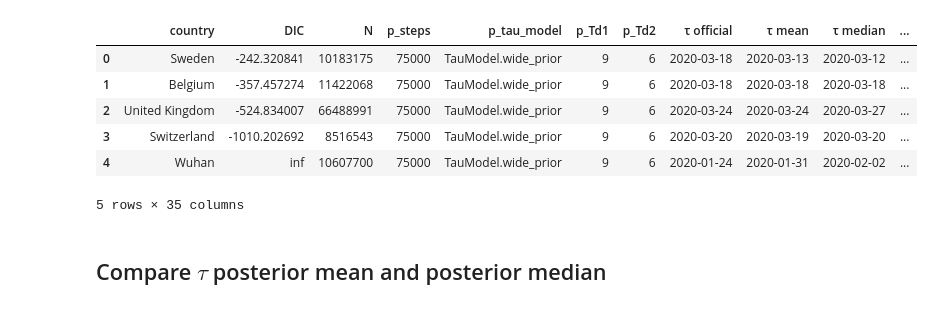
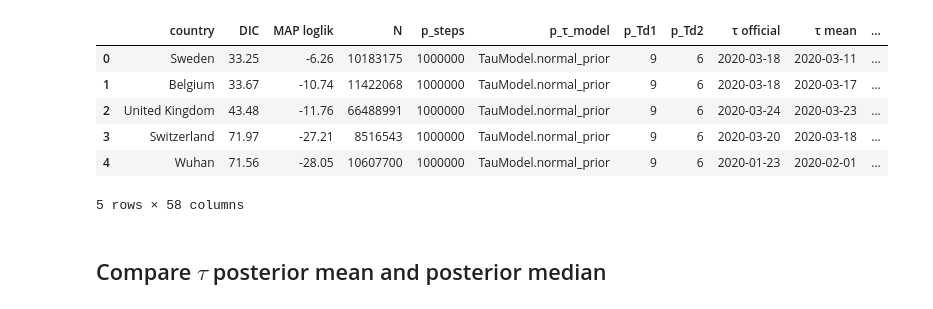
Before and after one commit to yoavram-lab/EffectiveNPI, a Jupyter notebook: src/Fig1.ipynb, the cells around one changed output. Saved outputs shown, nothing was run; the diff lists cells and outputs as text; code cells hidden in the pictures.

```diff
--- a/src/Fig1.ipynb
+++ b/src/Fig1.ipynb
@@ -13,3 +13,6 @@ from datetime import datetime, timedelta
 
 def int_to_dt(t):
     return pd.to_datetime(start_date) + timedelta(days=t)
+# %%
+colors = sns.color_palette('Paired')
+sns.palplot(colors)
@@ -16,6 +21,7 @@ def int_to_dt(t):
 # %%
-output_folder = '../output/2020-04-28'
-table_path = os.path.join(output_folder, 'tables', 'all-countries.csv')
+job_id = '2020-05-09-deltat0-more-steps-normal'
+output_folder = r'/Users/yoavram/Library/Mobile Documents/com~apple~CloudDocs/EffectiveNPI-Data/output/{}'.format(job_id)
+table_path = os.path.join(output_folder, 'tables', 'all-countries-{}.csv'.format(job_id))
 df = pd.read_csv(table_path)
 df = df.rename(columns={'official_τ': 'τ official'})
 df['country'] = df['country'].str.replace("_", " ")
@@ -42,29 +52,36 @@ Index(['country', 'DIC', 'N', 'p_steps', 'p_tau_model', 'p_Td1', 'p_Td2',
+# %%
+countries = df['country'].unique()
+country_color = {country: colors[i] for i, country in enumerate(countries)}
+df['color'] = [country_color[country] for country in df['country']]
 # %%
 def date_to_int(x):
     dt = datetime.strptime(x + ' 2020', '%b %d %Y')
     td = dt - datetime(2020, 1, 1)
     return td.days
 def date_to_date(x):
     dt = datetime.strptime(x + ' 2020', '%b %d %Y')
     return dt
 
 df['τ mean days'] = [date_to_int(x) for x in df['τ mean']]
 df['τ median days'] = [date_to_int(x) for x in df['τ median']]
+df['τ MAP days'] = [date_to_int(x) for x in df['τ MAP']]
 df['τ official days'] = [date_to_int(x) for x in df['τ official']]
 df['τ official - mean days'] = df['τ official days'] - df['τ mean days']
 df['τ official - median days'] = df['τ official days'] - df['τ median days']
+df['τ official - MAP days'] = df['τ official days'] - df['τ MAP days']
 df['τ mean'] = [date_to_date(x) for x in df['τ mean']]
 df['τ median'] = [date_to_date(x) for x in df['τ median']]
+df['τ MAP'] = [date_to_date(x) for x in df['τ MAP']]
 df['τ official'] = [date_to_date(x) for x in df['τ official']]
 
 df.head()
 # %% [output]
-|  | country | DIC | N | p_steps | p_tau_model | p_Td1 | p_Td2 | τ official | τ mean | τ median | ... |
-| 0 | Sweden | -242.320841 | 10183175 | 75000 | TauModel.wide_prior | 9 | 6 | 2020-03-18 | 2020-03-13 | 2020-03-12 | ... |
-| 1 | Belgium | -357.457274 | 11422068 | 75000 | TauModel.wide_prior | 9 | 6 | 2020-03-18 | 2020-03-18 | 2020-03-18 | ... |
-| 2 | United Kingdom | -524.834007 | 66488991 | 75000 | TauModel.wide_prior | 9 | 6 | 2020-03-24 | 2020-03-24 | 2020-03-27 | ... |
-| 3 | Switzerland | -1010.202692 | 8516543 | 75000 | TauModel.wide_prior | 9 | 6 | 2020-03-20 | 2020-03-19 | 2020-03-20 | ... |
-| 4 | Wuhan | inf | 10607700 | 75000 | TauModel.wide_prior | 9 | 6 | 2020-01-24 | 2020-01-31 | 2020-02-02 | ... |
+|  | country | DIC | MAP loglik | N | p_steps | p_τ_model | p_Td1 | p_Td2 | τ official | τ mean | ... |
+| 0 | Sweden | 33.25 | -6.26 | 10183175 | 1000000 | TauModel.normal_prior | 9 | 6 | 2020-03-18 | 2020-03-11 | ... |
+| 1 | Belgium | 33.67 | -10.74 | 11422068 | 1000000 | TauModel.normal_prior | 9 | 6 | 2020-03-18 | 2020-03-17 | ... |
+| 2 | United Kingdom | 43.48 | -11.76 | 66488991 | 1000000 | TauModel.normal_prior | 9 | 6 | 2020-03-24 | 2020-03-23 | ... |
+| 3 | Switzerland | 71.97 | -27.21 | 8516543 | 1000000 | TauModel.normal_prior | 9 | 6 | 2020-03-20 | 2020-03-18 | ... |
+| 4 | Wuhan | 71.56 | -28.05 | 10607700 | 1000000 | TauModel.normal_prior | 9 | 6 | 2020-01-23 | 2020-02-01 | ... |
-5 rows × 35 columns
+5 rows × 58 columns
 # %% [markdown]
 ## Compare $\tau$ posterior mean and posterior median
```
Also changed, not shown: parts of 9 cells of this notebook.
